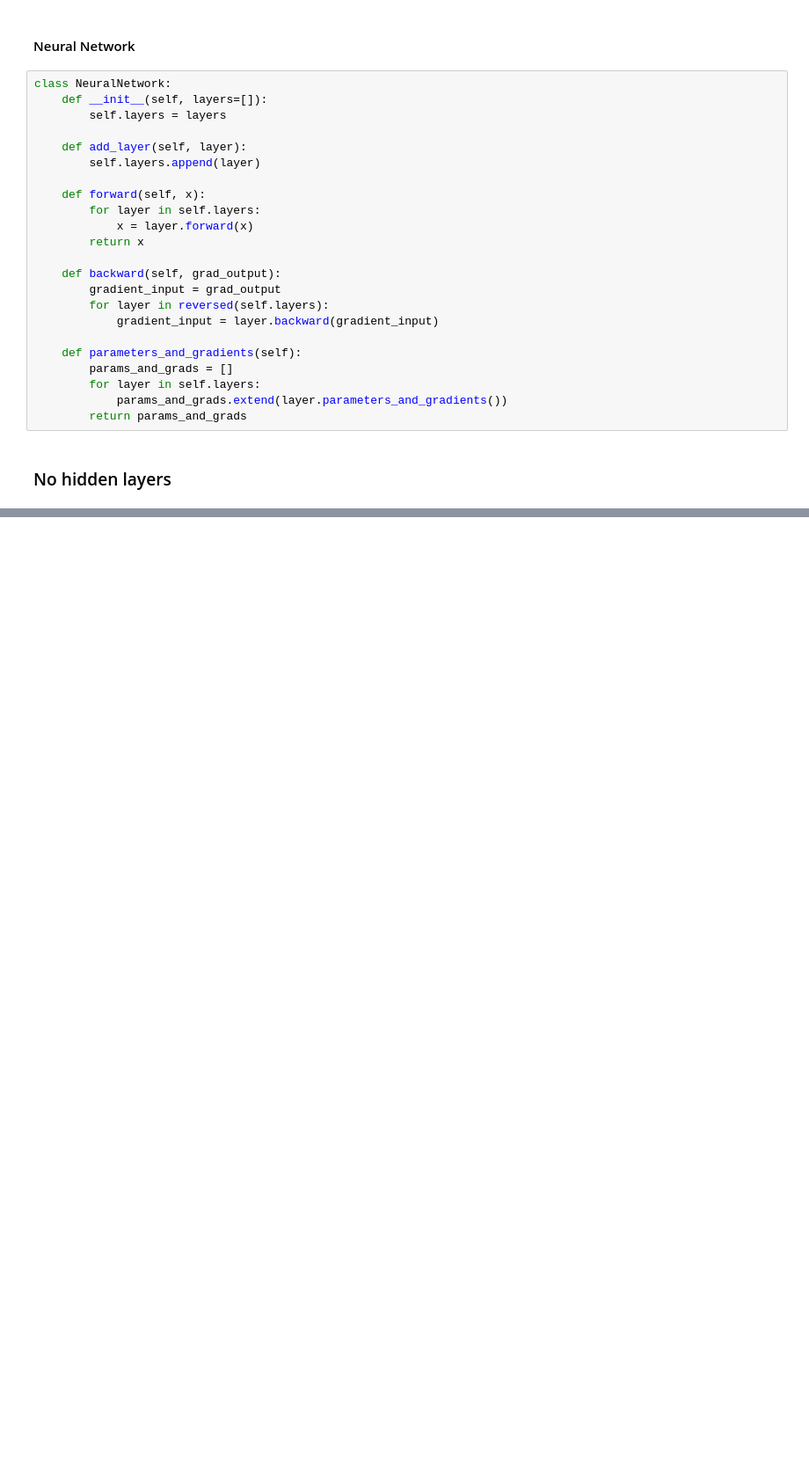
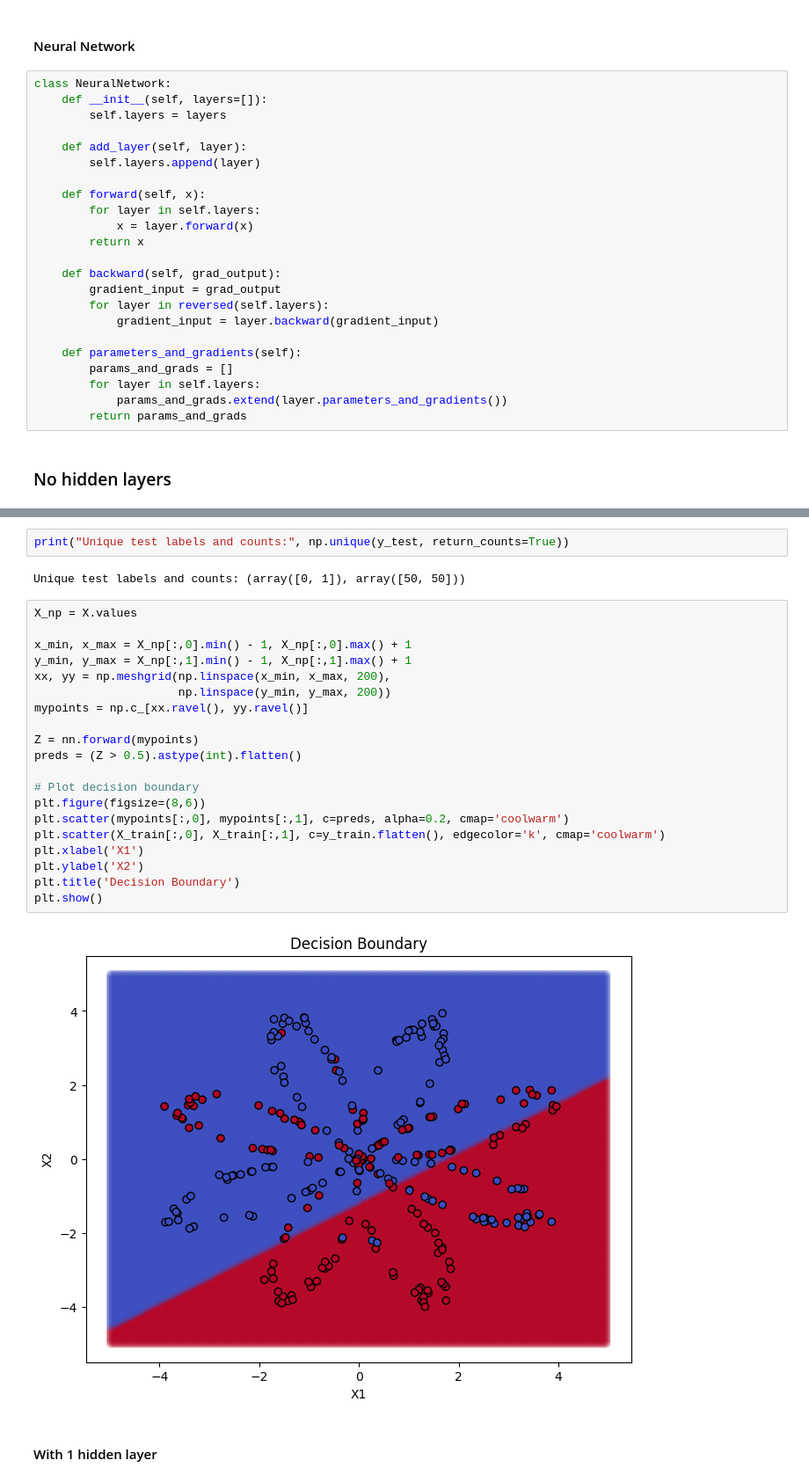
Before and after one commit to UnbiddenDragon/CS5938AssignmentThree, a Jupyter notebook: assignment_3.0_playground.ipynb, the cells around one changed output, grey strips where cells are left out. Shown at 88% size. Saved outputs shown, nothing was run; the diff lists cells and outputs as text; blank space fills up the shorter version.

```diff
--- a/assignment_3.0_playground.ipynb
+++ b/assignment_3.0_playground.ipynb
@@ -229,0 +261,28 @@ Model score: 0.28
+# %%
+print("Unique test labels and counts:", np.unique(y_test, return_counts=True))
+# %% [output]
+Unique test labels and counts: (array([0, 1]), array([50, 50]))
+# %%
+X_np = X.values
+
+x_min, x_max = X_np[:,0].min() - 1, X_np[:,0].max() + 1
+y_min, y_max = X_np[:,1].min() - 1, X_np[:,1].max() + 1
+xx, yy = np.meshgrid(np.linspace(x_min, x_max, 200),
+                     np.linspace(y_min, y_max, 200))
+mypoints = np.c_[xx.ravel(), yy.ravel()]
+
+Z = nn.forward(mypoints)
+preds = (Z > 0.5).astype(int).flatten()
+
+# Plot decision boundary
+plt.figure(figsize=(8,6))
+plt.scatter(mypoints[:,0], mypoints[:,1], c=preds, alpha=0.2, cmap='coolwarm')
+plt.scatter(X_train[:,0], X_train[:,1], c=y_train.flatten(), edgecolor='k', cmap='coolwarm')
+plt.xlabel('X1')
+plt.ylabel('X2')
+plt.title('Decision Boundary')
+plt.show()
+# %% [output]
+[figure, added]
+# %% [markdown]
+#### With 1 hidden layer
```
Also changed, not shown: parts of 10 cells of this notebook.
